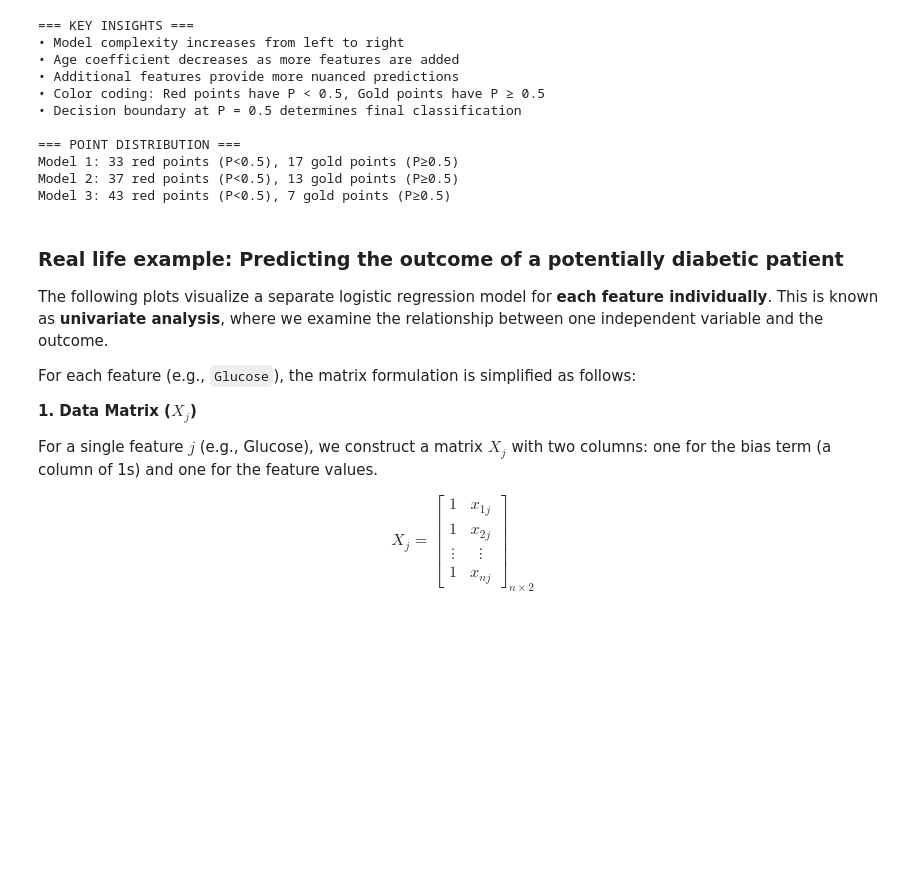
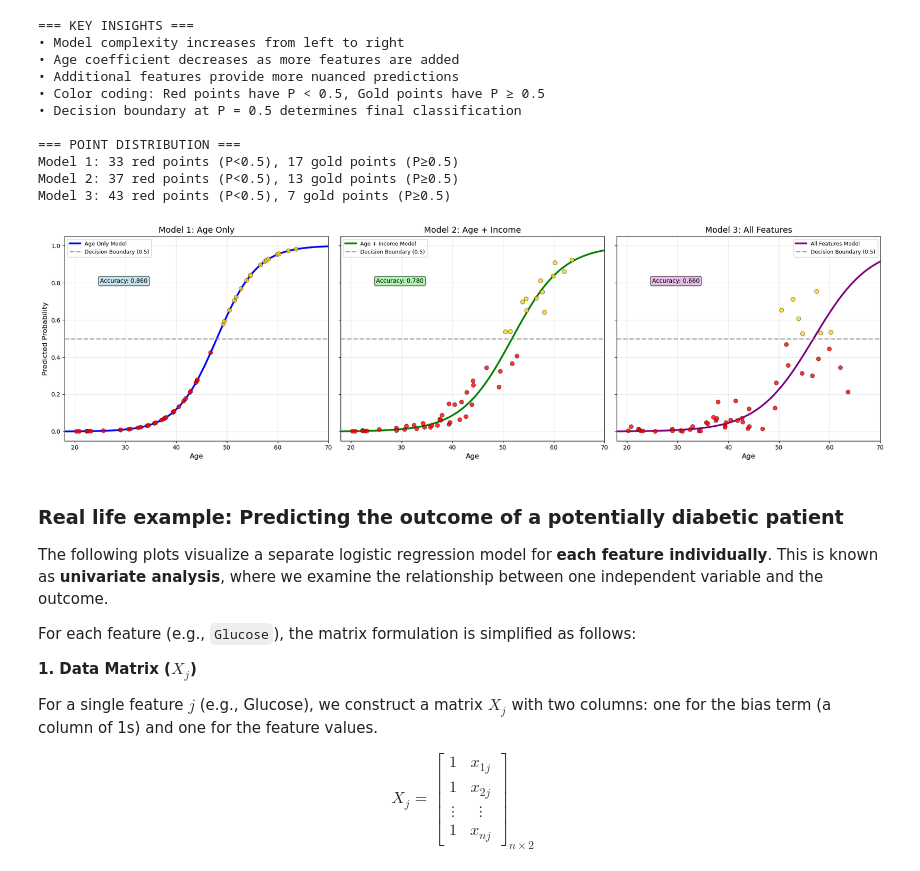
Before and after one commit to jonathanwong03/CS103-Project---G2T2, a Jupyter notebook: ipynb/LogisticRegression.ipynb, the cells around one changed output. Drawn from its saved outputs; the diff is of its cells as text; code cells hidden in the pictures; blank space fills up the shorter version.

```diff
--- a/ipynb/LogisticRegression.ipynb
+++ b/ipynb/LogisticRegression.ipynb
@@ -1130,6 +1129,84 @@ Feature importance ranking:
 Model 1: 33 red points (P<0.5), 17 gold points (P≥0.5)
 Model 2: 37 red points (P<0.5), 13 gold points (P≥0.5)
 Model 3: 43 red points (P<0.5), 7 gold points (P≥0.5)
+# %%
+# compare all 3 models side-by-side
+fig, axes = plt.subplots(1, 3, figsize=(20, 6), sharey=True)
+
+# Create age range for plotting curves
+age_range = np.linspace(18, 70, 200)
+
+# --- Model 1: Age Only ---
+ax1 = axes[0]
+X_plot1 = np.column_stack((
+    np.ones(200),
+    age_range,
+    np.full(200, income_constant),
+    np.full(200, experience_constant)
+))
+prob_plot1 = sigmoid(X_plot1 @ w1)
+ax1.plot(age_range, prob_plot1, 'b-', linewidth=3, label='Age Only Model')
+colors1 = ['red' if p < 0.5 else 'gold' for p in prob1.flatten()]
+ax1.scatter(df['Age'], prob1.flatten(), c=colors1, alpha=0.8, s=50,
+            edgecolors='black', linewidth=0.5, zorder=5)
+ax1.axhline(y=0.5, color='gray', linestyle='--', alpha=0.7, linewidth=2, label='Decision Boundary (0.5)')
+ax1.set_title('Model 1: Age Only', fontsize=14)
+ax1.set_xlabel('Age', fontsize=12)
+ax1.set_ylabel('Predicted Probability', fontsize=12)
+ax1.text(25, 0.8, f'Accuracy: {np.mean(pred1 == df["Purchased (y)"]):.3f}',
+         fontsize=10, bbox=dict(boxstyle="round,pad=0.3", facecolor="lightblue", alpha=0.7))
+ax1.legend(fontsize=9)
+
+# --- Model 2: Age + Income ---
+ax2 = axes[1]
+X_plot2 = np.column_stack((
+    np.ones(200),
+    age_range,
+    np.full(200, df['Income'].mean()),
+    np.full(200, experience_constant)
+))
+prob_plot2 = sigmoid(X_plot2 @ w2)
+ax2.plot(age_range, prob_plot2, 'g-', linewidth=3, label='Age + Income Model')
+colors2 = ['red' if p < 0.5 else 'gold' for p in prob2.flatten()]
+ax2.scatter(df['Age'], prob2.flatten(), c=colors2, alpha=0.8, s=50,
+            edgecolors='black', linewidth=0.5, zorder=5)
+ax2.axhline(y=0.5, color='gray', linestyle='--', alpha=0.7, linewidth=2, label='Decision Boundary (0.5)')
+ax2.set_title('Model 2: Age + Income', fontsize=14)
+ax2.set_xlabel('Age', fontsize=12)
+ax2.text(25, 0.8, f'Accuracy: {np.mean(pred2 == df["Purchased (y)"]):.3f}',
+         fontsize=10, bbox=dict(boxstyle="round,pad=0.3", facecolor="lightgreen", alpha=0.7))
+ax2.legend(fontsize=9)
+
+# --- Model 3: All Features ---
+ax3 = axes[2]
+X_plot3 = np.column_stack((
+    np.ones(200),
+    age_range,
+    np.full(200, df['Income'].mean()),
+    np.full(200, df['Experience'].mean())
+))
+prob_plot3 = sigmoid(X_plot3 @ w3)
+ax3.plot(age_range, prob_plot3, 'purple', linewidth=3, label='All Features Model')
+colors3 = ['red' if p < 0.5 else 'gold' for p in prob3.flatten()]
+ax3.scatter(df['Age'], prob3.flatten(), c=colors3, alpha=0.8, s=50,
+            edgecolors='black', linewidth=0.5, zorder=5)
+ax3.axhline(y=0.5, color='gray', linestyle='--', alpha=0.7, linewidth=2, label='Decision Boundary (0.5)')
+ax3.set_title('Model 3: All Features', fontsize=14)
+ax3.set_xlabel('Age', fontsize=12)
+ax3.text(25, 0.8, f'Accuracy: {np.mean(pred3 == df["Purchased (y)"]):.3f}',
+         fontsize=10, bbox=dict(boxstyle="round,pad=0.3", facecolor="plum", alpha=0.7))
+ax3.legend(fontsize=9)
+
+# General formatting for all subplots
+for ax in axes:
+    ax.grid(True, alpha=0.3)
+    ax.set_ylim(-0.05, 1.05)
+    ax.set_xlim(18, 70)
+
+plt.tight_layout(rect=[0, 0, 1, 0.96])
+plt.show()
+# %% [output]
+[figure, added]
 # %% [markdown]
 ### Real life example: Predicting the outcome of a potentially diabetic patient
 
```
Also changed, not shown: parts of 1 cell of this notebook, 1 other file.
